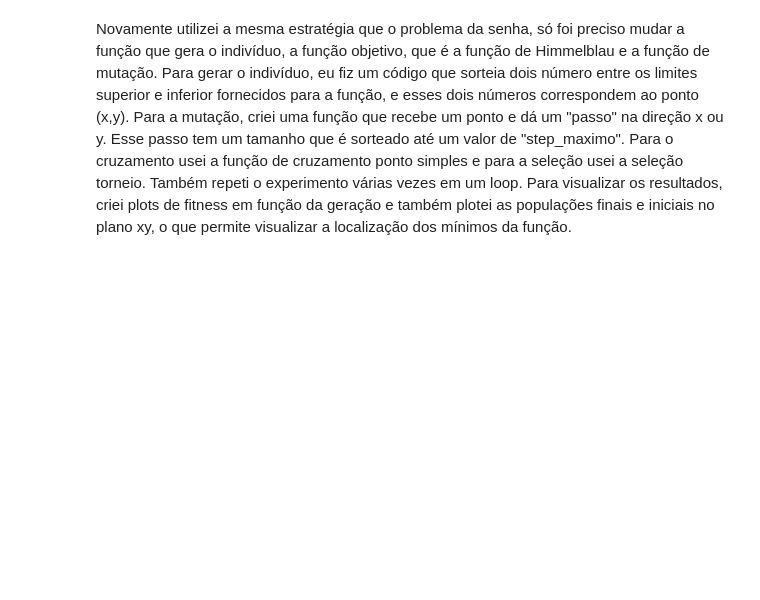
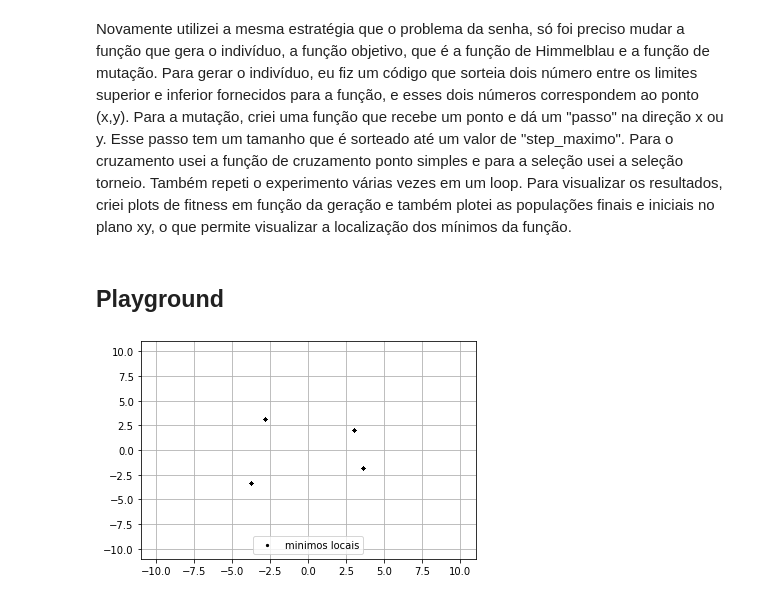
Before and after one commit to Karl-Marcos/Redes_Neurais_1S23, a Jupyter notebook: AlgoritmosGeneticos/experimento GA.06 - Himmelblau e sua funcao.ipynb, the cells around one changed output. Cells and saved outputs as stored; diff of their text form; code cells hidden in the pictures; blank space fills up the shorter version.

```diff
--- a/AlgoritmosGeneticos/experimento GA.06 - Himmelblau e sua funcao.ipynb
+++ b/AlgoritmosGeneticos/experimento GA.06 - Himmelblau e sua funcao.ipynb
@@ -184,3 +184,5 @@ for inicial, final in zip(ex_pop_inicial, ex_pop_final):
 ## Conclusão
 # %% [markdown]
 Novamente utilizei a mesma estratégia que o problema da senha, só foi preciso mudar a função que gera o indivíduo, a função objetivo, que é a função de Himmelblau e a função de mutação. Para gerar o indivíduo, eu fiz um código que sorteia dois número entre os limites superior e inferior fornecidos para a função, e esses dois números correspondem ao ponto (x,y). Para a mutação, criei uma função que recebe um ponto e dá um "passo" na direção x ou y. Esse passo tem um tamanho que é sorteado até um valor de "step_maximo". Para o cruzamento usei a função de cruzamento ponto simples e para a seleção usei a seleção torneio. Também repeti o experimento várias vezes em um loop. Para visualizar os resultados, criei plots de fitness em função da geração e também plotei as populações finais e iniciais no plano xy, o que permite visualizar a localização dos mínimos da função.
+# %% [markdown]
+## Playground
@@ -186,0 +191,57 @@ Novamente utilizei a mesma estratégia que o problema da senha, só foi preciso
+# %%
+STEP_MAXIMO = 0.001
+NUM_GERACOES = 40
+TAMANHO_POP = 10000
+CHANCE_MUTACAO = 0.4
+CHANCE_CRUZAMENTO = 0.1
+# %%
+# Gerando gif dos experimentos:
+fig, ax = plt.subplots(1, 1)
+ims = []
+ax.grid('--')
+
+xminimos = [3,-2.80512, -3.779310, 3.5844]
+yminimos = [2,3.1313, -3.2832, -1.8481]
+ax.scatter(xminimos, yminimos, c = '0', s = 5, label = 'minimos locais')
+ax.legend(loc="lower center")
+
+for u in cores:
+    populacao = cria_populacao_inicial(TAMANHO_POP, NUM_GENES)
+    for _ in range(NUM_GERACOES):
+
+        populacao_plot = populacao.copy()
+        x = [i[0] for i in populacao_plot]
+        y = [i[1] for i in populacao_plot]
+
+        im = ax.scatter(x, y, c = u, s = 12)
+        ax.scatter(xminimos, yminimos, c = '0', s = 4.5)
+
+        ims.append([im])
+        # Seleção
+        fitness = funcao_objetivo_pop(populacao)
+        populacao = funcao_selecao(populacao, fitness)
+
+        # Cruzamento
+        pais = populacao[0::2]
+        maes = populacao[1::2]
+
+        contador = 0
+
+        for pai, mae in zip(pais, maes):
+            if rd.random() <= CHANCE_CRUZAMENTO:
+                filho1, filho2 = funcao_cruzamento(pai, mae)
+                populacao[contador] = filho1
+                populacao[contador + 1] = filho2
+            contador = contador + 2
+        # Mutação
+        for n in range(len(populacao)):
+            if rd.random() <= CHANCE_MUTACAO:
+                individuo = populacao[n]
+                populacao[n] = funcao_mutacao(individuo)
+
+ani = animation.ArtistAnimation(fig, ims, interval=50, blit=True,
+                                repeat_delay=100)
+writer = animation.PillowWriter(fps=5,  bitrate=9000)
+#ani.save("himmelblau.png", writer=writer, dpi = 200)
+# %% [output]
+[figure, added]
```
Also changed, not shown: parts of 3 cells of this notebook.
